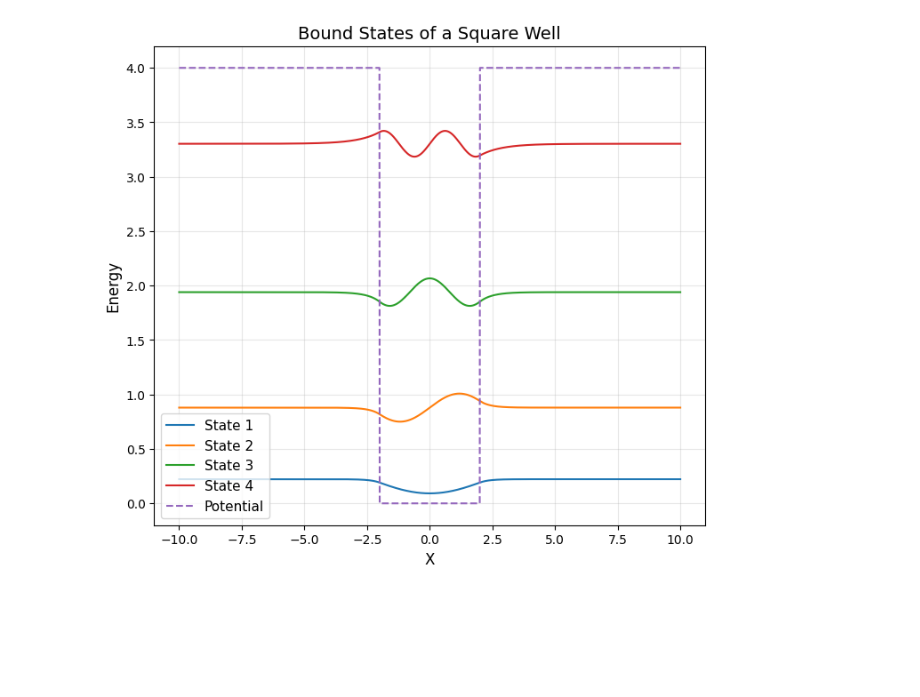
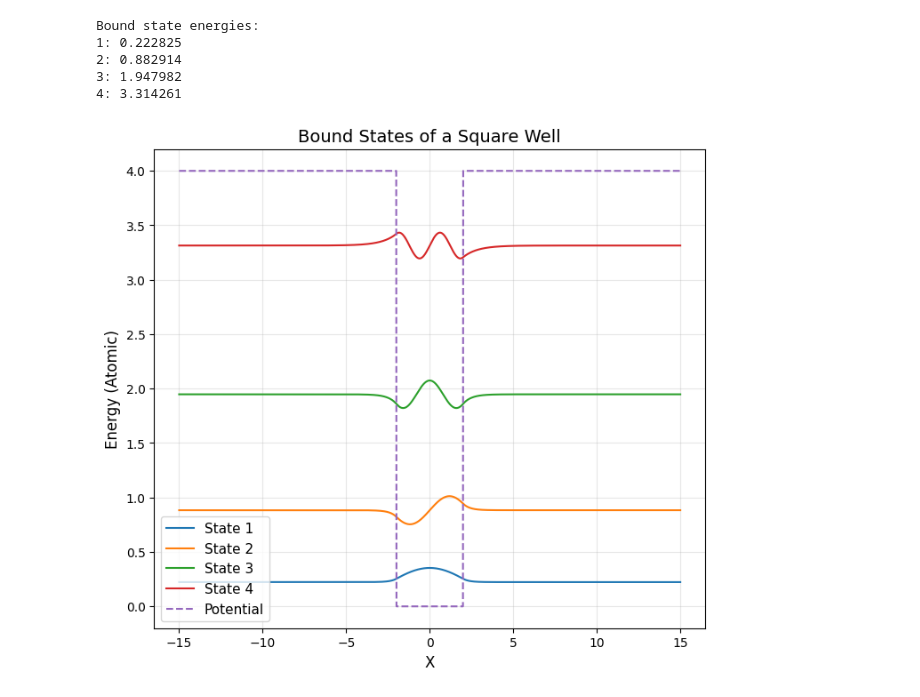
Before and after one commit to hdauphin/PHYS420Fall25, a Jupyter notebook: HW07_Project2.ipynb, the cells around one changed output. Drawn from its saved outputs; the diff is of its cells as text; code cells hidden in the pictures; blank space fills up the shorter version.

```diff
--- a/HW07_Project2.ipynb
+++ b/HW07_Project2.ipynb
@@ -90,25 +91,35 @@ def solve_SSE(Vp, xmin, xmax, n):
 # %%
 # ---- Square well potential ----
 def V(x, a=2, V0=4):
     '''
     Finite square well potential:
     V = 0 inside well, |x| <= a
     V = V0 outsize
     '''
     return np.where(np.abs(x) <= a, 0.0, V0)
 
-x, y, Ei, n_states = solve_SSE(V, -10, 10, 2000)
+x, y, Ei, n_states = solve_SSE(V,-15, 15, 2000)
+
+print("Bound state energies:")
+for i in range(n_states):
+    print(f"{i+1}: {Ei[i]:.6f}")
 
 plt.figure(figsize=(8,7))
 plt.title("Bound States of a Square Well")
 plt.xlabel("X")
-plt.ylabel("Energy")
+plt.ylabel("Energy (Atomic)")
 scale = 0.2
 for i in range(n_states):
     plt.plot(x, y[:, i] * scale + Ei[i], label=f"State {i+1}")
 plt.plot(x, V(x), '--', label="Potential")
-plt.legend()
+plt.legend(loc="lower left")
 plt.grid(alpha=0.3)
+
 plt.show()
 # %% [output]
+Bound state energies:
+1: 0.222825
+2: 0.882914
+3: 1.947982
+4: 3.314261
-[figure, old version]
+[figure, new version]
```
Also changed, not shown: parts of 6 cells of this notebook.
